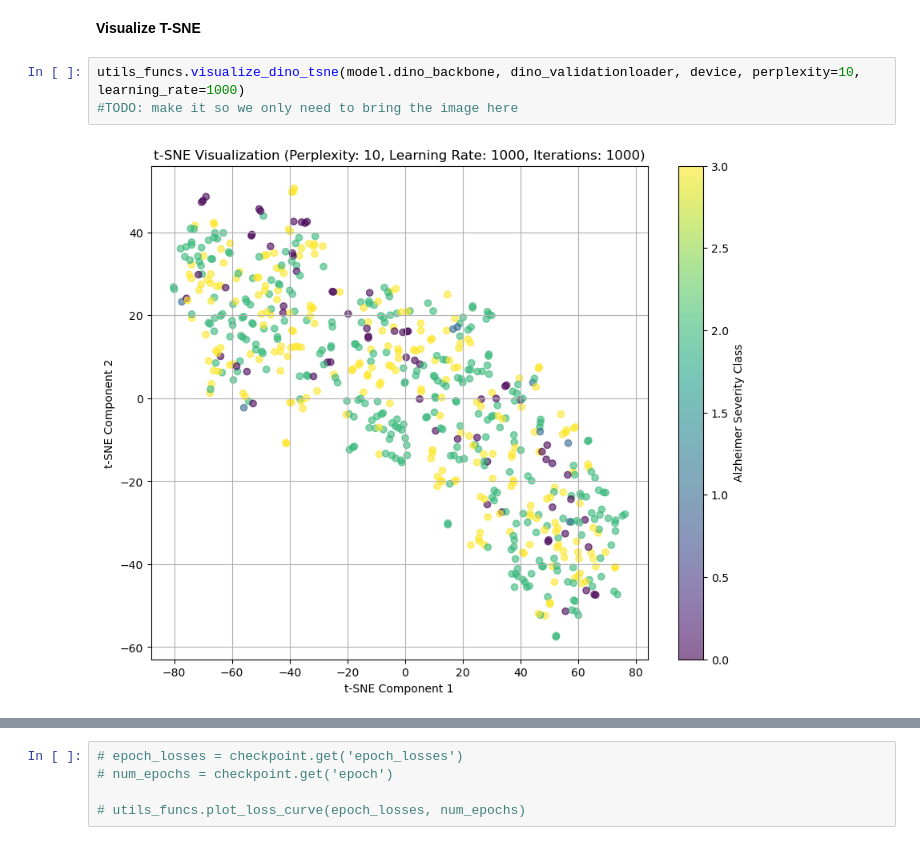
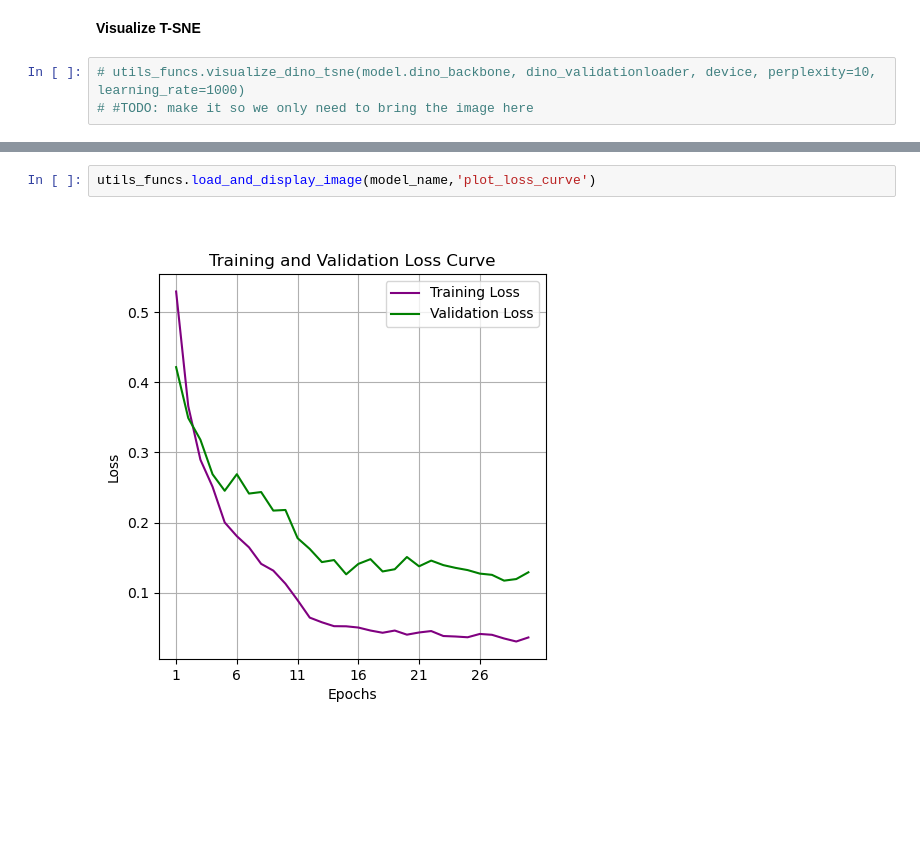
Before and after one commit to nivbartov/MRI_Brain_Alzheimer_Classification, a Jupyter notebook: models/results.ipynb, the cells around one changed output, grey strips where cells are left out. Saved outputs shown, nothing was run; the diff lists cells and outputs as text; blank space fills up the shorter version.

```diff
--- a/models/results.ipynb
+++ b/models/results.ipynb
@@ -174,17 +155,14 @@ utils_funcs.load_and_display_image(model_name,'confusion_matrix')
 # %% [markdown]
 **Visualize T-SNE**
 # %%
-utils_funcs.visualize_dino_tsne(model.dino_backbone, dino_validationloader, device, perplexity=10, learning_rate=1000)
-#TODO: make it so we only need to bring the image here
+# utils_funcs.visualize_dino_tsne(model.dino_backbone, dino_validationloader, device, perplexity=10, learning_rate=1000)
+# #TODO: make it so we only need to bring the image here
-# %% [output]
-[figure, removed]
 # %% [markdown]
 <h1 style="display: flex; align-items: center; font-size: 25px; margin: 0;">
     <img src="../assets/icons/icons8-graph-80.png" style="width: 40px; height: 40px; margin-right: 5px;">
     Training Curve of the best fined-tuned model
 </h1>
-# %%
-# epoch_losses = checkpoint.get('epoch_losses')
-# num_epochs = checkpoint.get('epoch')
-
-# utils_funcs.plot_loss_curve(epoch_losses, num_epochs)
+# %%
+utils_funcs.load_and_display_image(model_name,'plot_loss_curve')
+# %% [output]
+[figure, added]
```
Also changed, not shown: parts of 31 cells of this notebook, 8 other files.
